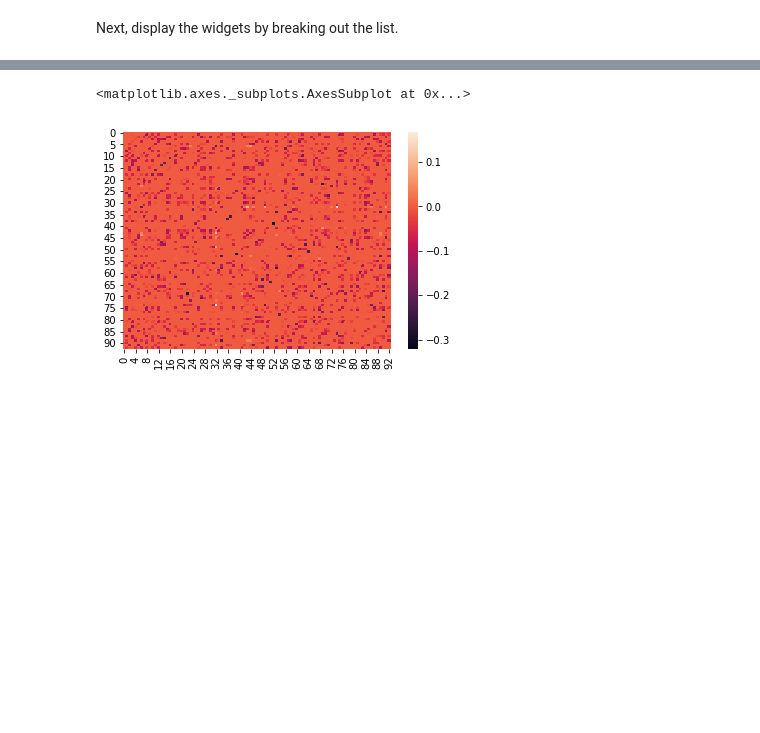
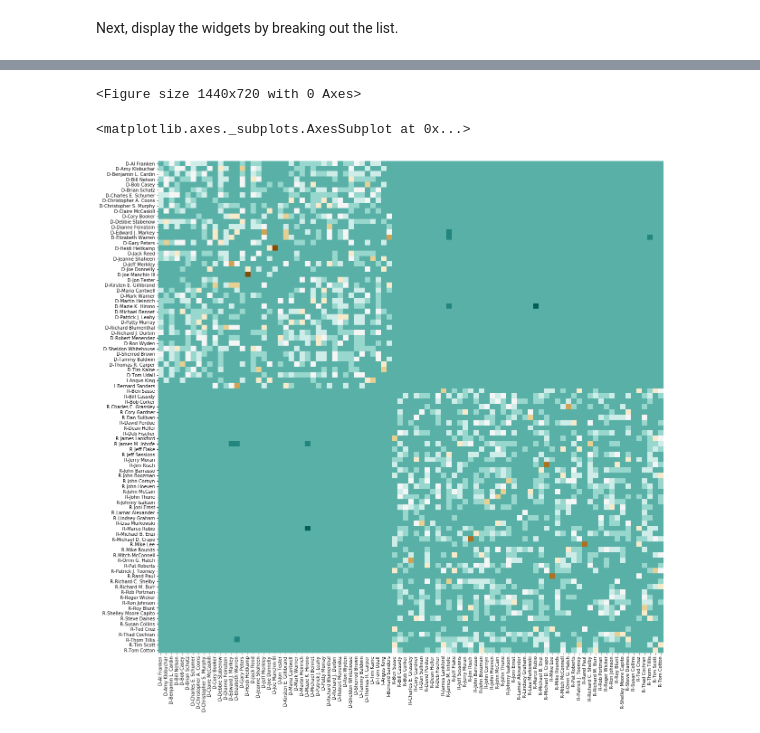
Before and after one commit to dchu1234/Spring2019, a Jupyter notebook: lecture-notes/16-Congressional-Voting-Data-Analysis.ipynb, the cells around one changed output, grey strips where cells are left out. Cells and saved outputs as stored; diff of their text form; code cells hidden in the pictures; blank space fills up the shorter version.

```diff
--- a/lecture-notes/16-Congressional-Voting-Data-Analysis.ipynb
+++ b/lecture-notes/16-Congressional-Voting-Data-Analysis.ipynb
@@ -513,4 +633,4 @@ hist
 # %%
-x = hist.values.copy().astype(np.float)
+x = histX_filled.copy()
 x -= x.mean(axis=0)
 x /= x.std(axis=0)
@@ -534,12 +660,15 @@ prec_ = model.precision_
 # %%
 preccopy = prec_.copy()
 np.fill_diagonal(preccopy, 0)
-# %%
-%matplotlib inline
-
-import matplotlib.pyplot as plt
-import seaborn as sns
-sns.heatmap(preccopy)
-# %% [output]
-<matplotlib.axes._subplots.AxesSubplot at 0x...>
-[figure, removed]
+# %%
+# fig, axn = plt.subplots(2, 2, figsize=(15, 10), sharex=True, sharey=True)
+plt.figure(figsize=(20,10))
+df = pd.DataFrame(preccopy, index=hist.columns, columns=hist.columns)
+# %% [output]
+<Figure size 1440x720 with 0 Axes>
+# %%
+plt.figure(figsize=(20,20))
+sns.heatmap(df, cmap=sns.color_palette("BrBG", 11), cbar=False)
+# %% [output]
+<matplotlib.axes._subplots.AxesSubplot at 0x...>
+[figure, added]
```
Also changed, not shown: parts of 27 cells of this notebook.
